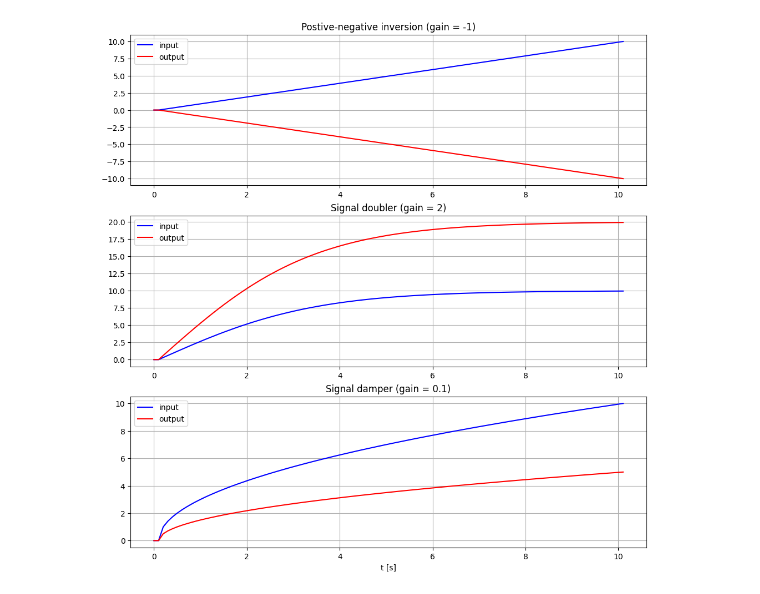
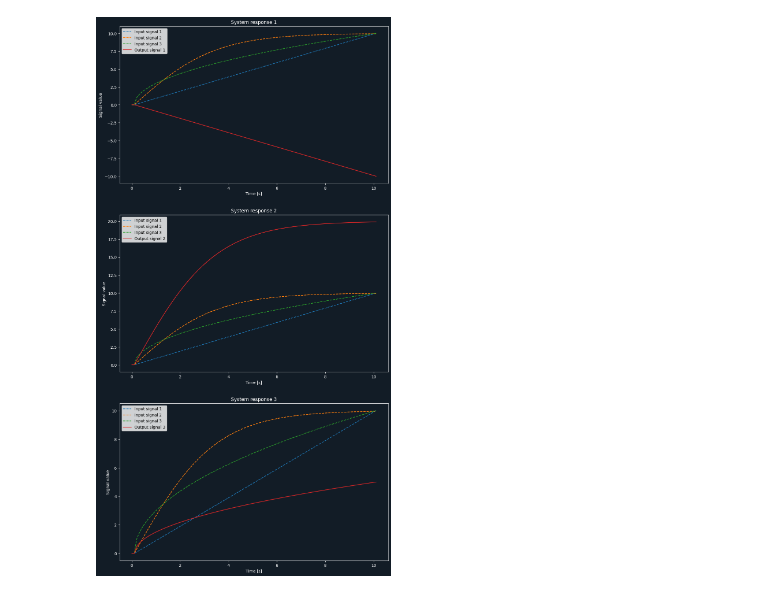
Before and after one commit to MrocznyZdzichu/dyn_mod_sims, a Jupyter notebook: 01_MIMO_proportional.ipynb, the cells around one changed output. Cells and saved outputs as stored; diff of their text form; code cells hidden in the pictures.

Commit message:
Module for results plotting

```diff
--- a/01_MIMO_proportional.ipynb
+++ b/01_MIMO_proportional.ipynb
@@ -58,20 +38,4 @@ y3 = [yt[2][0] for yt in y]
-# %%
-fig, axes = plt.subplots(3, 1, figsize=(12, 12))
-ax1, ax2, ax3 = axes
-
-plots_titles = {
-    1 : 'Postive-negative inversion (gain = -1)',
-    2 : 'Signal doubler (gain = 2)',
-    3 : 'Signal damper (gain = 0.1)'
-}
-
-for serie in range(1, 4):
-    eval(f'ax{serie}.plot(t, u{serie}, color="blue", label="input")')
-    eval(f'ax{serie}.plot(t, y{serie}, color="red", label="output")')
-    eval(f"ax{serie}.set_title('{plots_titles[serie]}')")
-    eval(f"ax{serie}.legend()")
-    eval(f"ax{serie}.grid()")
-
-sink = ax3.set_xlabel("t [s]")
-# %% [output]
-[figure, removed]
+# %%
+sim_plt.plot_object_history(MIMO_charger, figsize=(12, 24))
+# %% [output]
+[figure, added]
```
Also changed, not shown: parts of 3 cells of this notebook, 5 other files.
